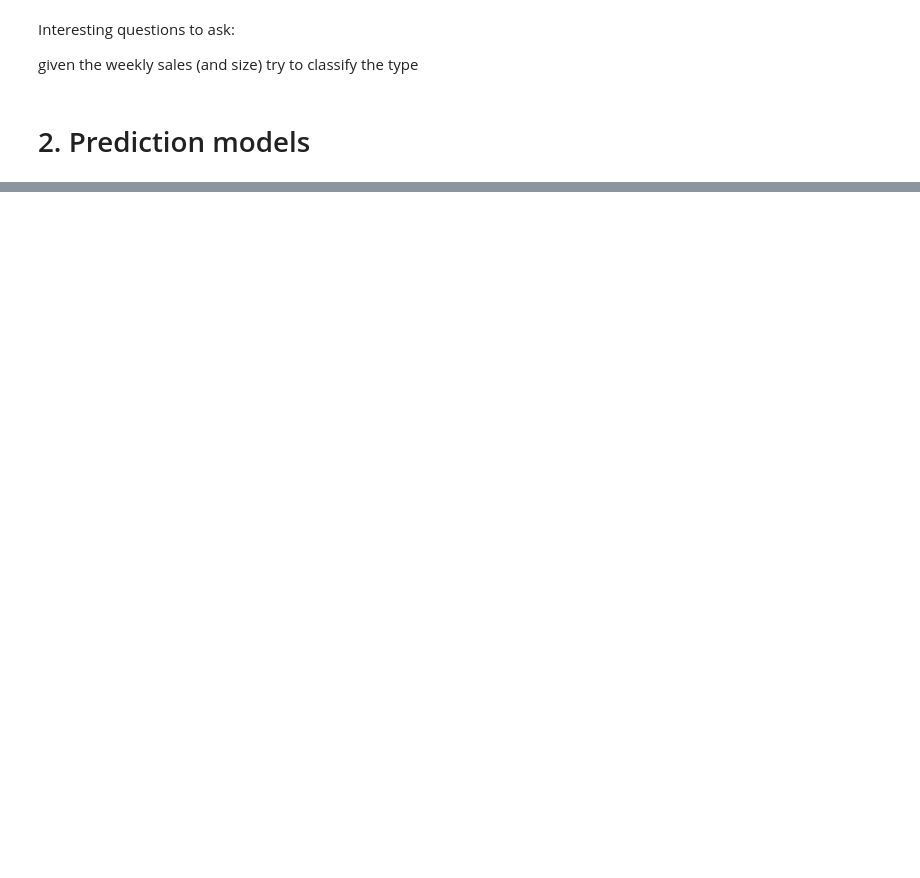
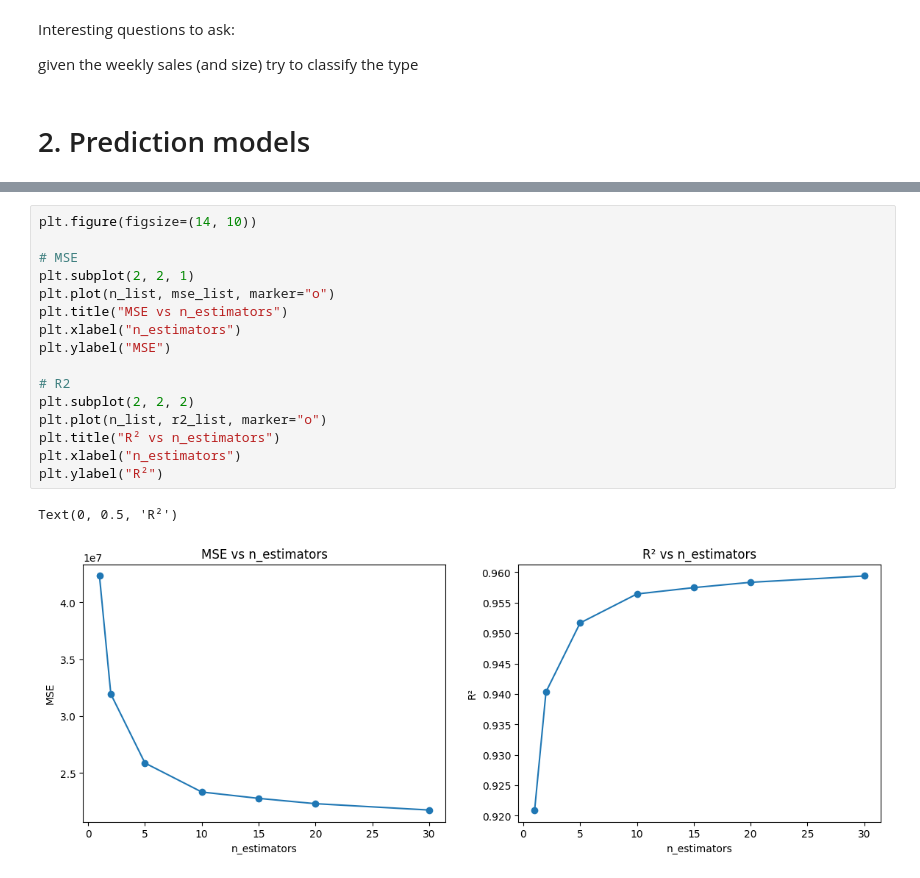
Before and after one commit to dimitrov-radostin/Sales_Forecast_as_Data_Science_uni_proj, a Jupyter notebook: Sale_forecast.ipynb, the cells around one changed output, grey strips where cells are left out. Saved outputs shown, nothing was run; the diff lists cells and outputs as text; blank space fills up the shorter version.

```diff
--- a/Sale_forecast.ipynb
+++ b/Sale_forecast.ipynb
@@ -455,0 +712,19 @@ plt.show()
+# %%
+plt.figure(figsize=(14, 10))
+
+# MSE
+plt.subplot(2, 2, 1)
+plt.plot(n_list, mse_list, marker="o")
+plt.title("MSE vs n_estimators")
+plt.xlabel("n_estimators")
+plt.ylabel("MSE")
+
+# R2
+plt.subplot(2, 2, 2)
+plt.plot(n_list, r2_list, marker="o")
+plt.title("R² vs n_estimators")
+plt.xlabel("n_estimators")
+plt.ylabel("R²")
+# %% [output]
+Text(0, 0.5, 'R²')
+[figure, added]
```
Also changed, not shown: parts of 64 cells of this notebook, 19 other files.
